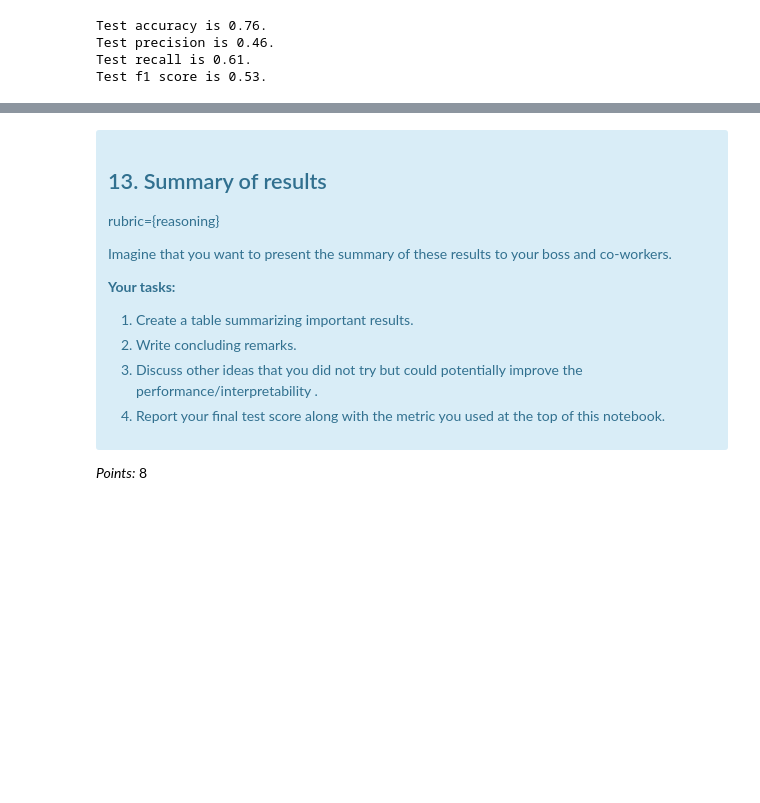
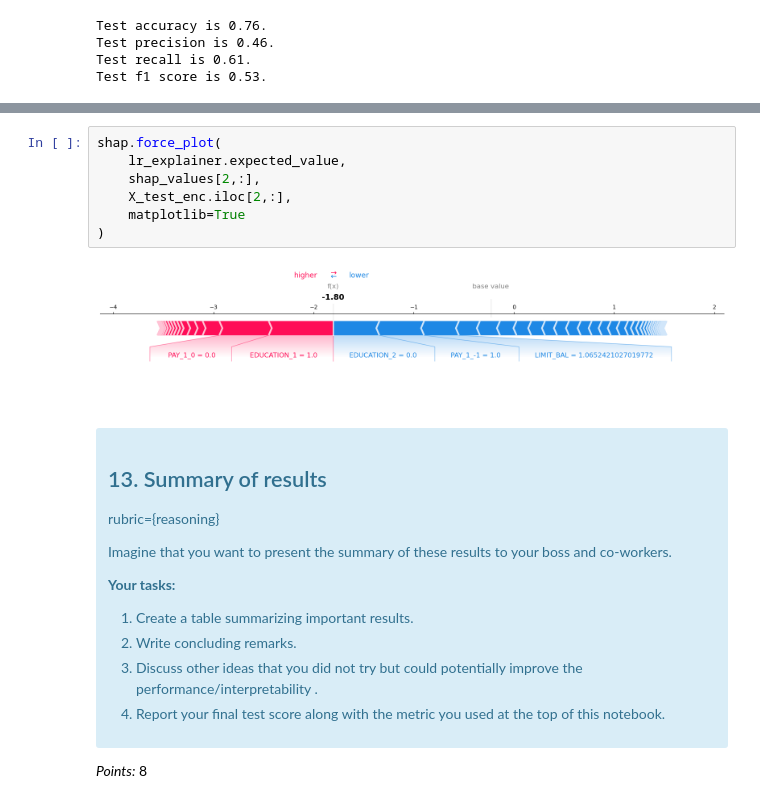
Before and after one commit to UBC-MDS/dsci573-lab4-auyeung-chan, a Jupyter notebook: lab4.ipynb, the cells around one changed output, grey strips where cells are left out. Cells and saved outputs as stored; diff of their text form; blank space fills up the shorter version.

```diff
--- a/lab4.ipynb
+++ b/lab4.ipynb
@@ -729,3 +751,12 @@ Test f1 score is 0.53.
+# %%
+shap.force_plot(
+    lr_explainer.expected_value,
+    shap_values[2,:],
+    X_test_enc.iloc[2,:],
+    matplotlib=True
+)
+# %% [output]
+[figure, added]
 # %% [markdown]
 <!-- END QUESTION -->
 
```
Also changed, not shown: parts of 24 cells of this notebook, 1 other file.
